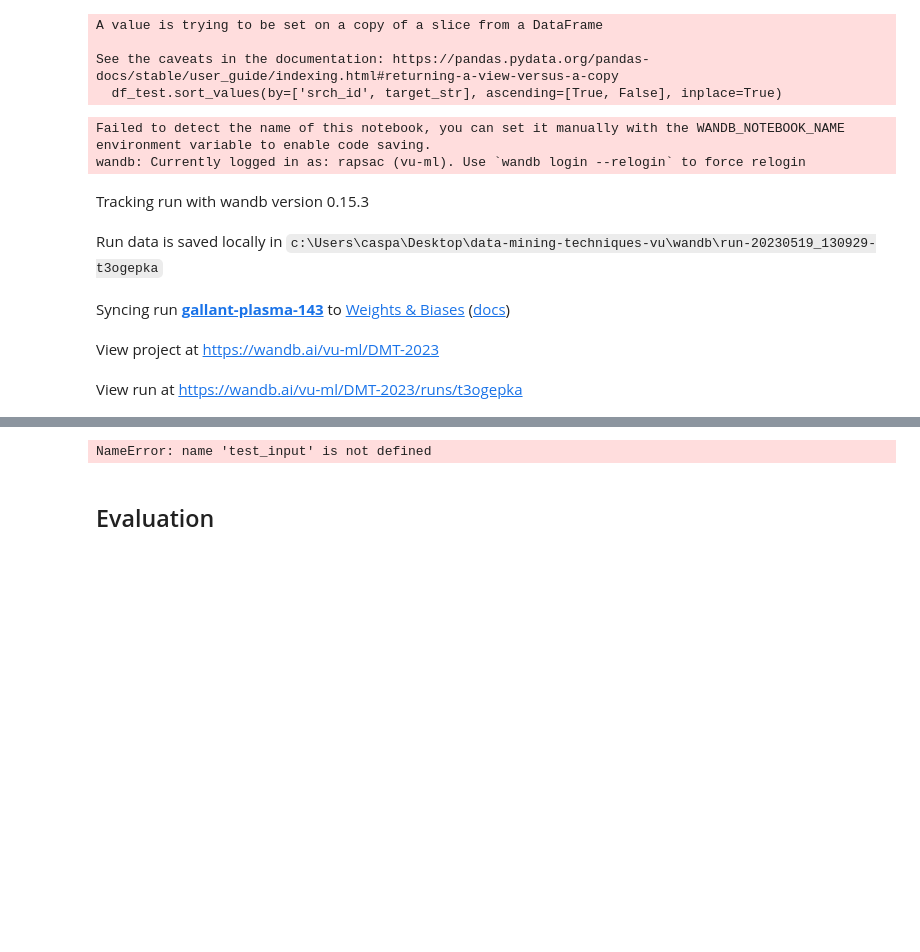
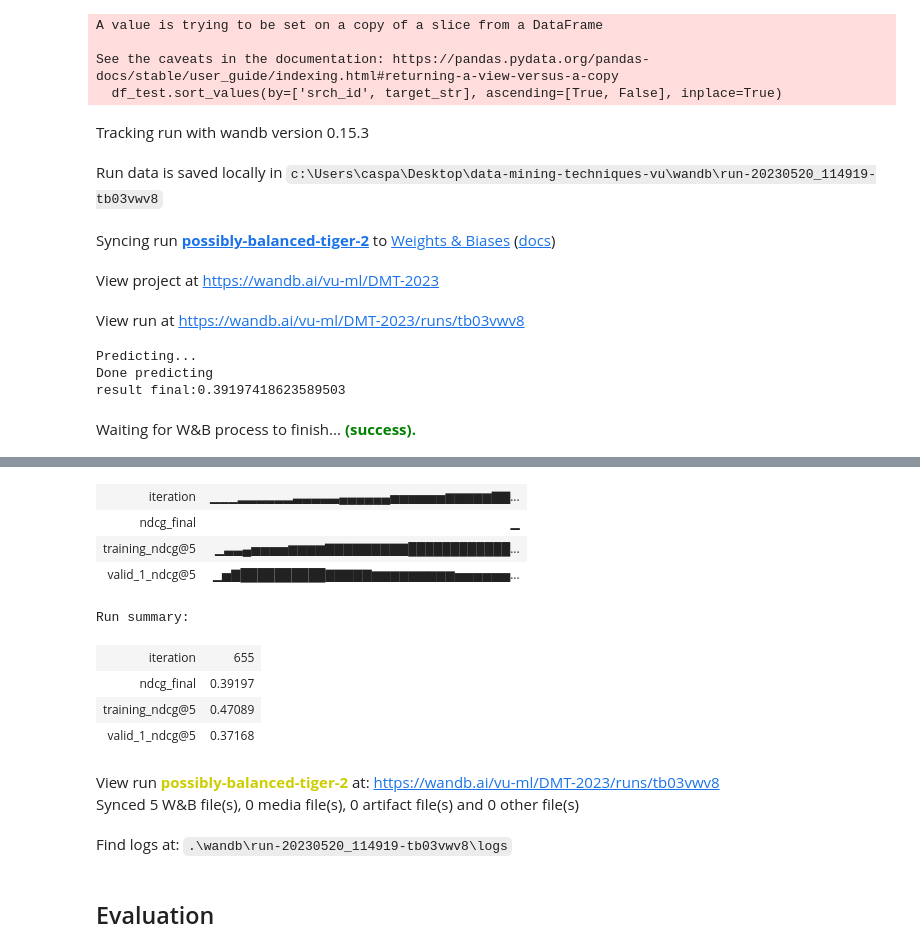
Before and after one commit to rapsac2010/learning-to-rank-expedia-vu, a Jupyter notebook: src/eda_ch.ipynb, the cells around one changed output, grey strips where cells are left out. Saved outputs shown, nothing was run; the diff lists cells and outputs as text; code cells hidden in the pictures; blank space fills up the shorter version.

Commit message:
wandb setup for 20_5_2023

```diff
--- a/src/eda_ch.ipynb
+++ b/src/eda_ch.ipynb
@@ -114,16 +114,24 @@ best_params = {'n_estimators': 656,
                'colsample_bytree': 0.6101457501984081,
                'reg_alpha': 0.1408699896180758,
                'reg_lambda': 0.008193149077132568,
-               'val_size': 0.5363941697030153}
+               'val_size': 0.5363941697030153,
+               'class_weight': 'balanced'}
 lgb_params = best_params.copy()
 val_size = lgb_params.pop('val_size')
 
 X_train, X_val, X_test, y_train, y_val, y_test, test_ideal = train_val_test_split(df, 'target', test_size=.15, val_size=val_size, random_state=7)
+
 _, desire_df_click = construct_desire(X_val)
 _, desire_df_book = construct_desire(X_val, target = 'booking_bool')
+prop_counts = X_val['prop_id'].value_counts()
+prop_counts.name = 'prop_counts'
+srch_dest_counts = X_val['srch_destination_id'].value_counts()
+srch_dest_counts.name = 'srch_dest_counts'
 
-X_train = merge_and_drop(X_train, desire_df_click, desire_df_book)
-X_test = merge_and_drop(X_test, desire_df_click, desire_df_book)
+merge_df_list = [(desire_df_click, 'prop_id'), (desire_df_book, 'prop_id'), (prop_counts, 'prop_id'), (srch_dest_counts, 'srch_destination_id')]
+
+X_train = merge_and_drop(X_train, merge_df_list)
+X_test = merge_and_drop(X_test, merge_df_list)
 # %% [output]
 A value is trying to be set on a copy of a slice from a DataFrame
 
@@ -144,9 +152,9 @@ X_train_lgb = X_train.drop(['srch_id'], axis=1)
 X_val_lgb = X_test.drop(['srch_id'], axis=1)
 
 
-ranker = lgb.LGBMRanker(**best_params)
+ranker = lgb.LGBMRanker(**lgb_params)
 
-wandb.init(project='DMT-2023', config = best_params, notes='Now with dayofweek and isweekend')
+wandb.init(project='DMT-2023', config = best_params, notes='Now with class_weight = balanced', name='possibly-balanced-tiger-2')
 
 
 # Training the model
@@ -176,10 +184,12 @@ wandb.log({'ndcg_final': final_ndcg})
 print(f"result final:{final_ndcg}")
 wandb.finish()
 # %% [output]
-Failed to detect the name of this notebook, you can set it manually with the WANDB_NOTEBOOK_NAME environment variable to enable code saving.
-wandb: Currently logged in as: rapsac (vu-ml). Use `wandb login --relogin` to force relogin
 Tracking run with wandb version 0.15.3
-Run data is saved locally in c:\Users\caspa\Desktop\data-mining-techniques-vu\wandb\run-20230519_130929-t3ogepka
+Run data is saved locally in c:\Users\caspa\Desktop\data-mining-techniques-vu\wandb\run-20230520_114919-tb03vwv8
-Syncing run gallant-plasma-143 to Weights & Biases (docs)
+Syncing run possibly-balanced-tiger-2 to Weights & Biases (docs)
 View project at https://wandb.ai/vu-ml/DMT-2023
-View run at https://wandb.ai/vu-ml/DMT-2023/runs/t3ogepka
+View run at https://wandb.ai/vu-ml/DMT-2023/runs/tb03vwv8
+Predicting...
+Done predicting
+result final:0.39197418623589503
+Waiting for W&B process to finish... (success).
@@ -188,4 +197,15 @@ Predicting...
+| iteration | ▁▁▁▂▂▂▂▂▂▃▃▃▃▃▄▄▄▄▄▄▅▅▅▅▅▅▆▆▆▆▆▇▇... |
+| ndcg_final | ▁ |
+| training_ndcg@5 | ▁▃▃▄▅▅▅▅▆▆▆▆▇▇▇▇▇▇▇▇▇████████████... |
+| valid_1_ndcg@5 | ▁▅▇██████████▇▇▇▇▇▆▆▆▆▆▆▆▆▆▅▅▅▅▅▅... |
-NameError: name 'test_input' is not defined
+Run summary:
+| iteration | 655 |
+| ndcg_final | 0.39197 |
+| training_ndcg@5 | 0.47089 |
+| valid_1_ndcg@5 | 0.37168 |
+View run possibly-balanced-tiger-2 at: https://wandb.ai/vu-ml/DMT-2023/runs/tb03vwv8
+Synced 5 W&B file(s), 0 media file(s), 0 artifact file(s) and 0 other file(s)
+Find logs at: .\wandb\run-20230520_114919-tb03vwv8\logs
 # %% [markdown]
 ## Evaluation
 # %%
```
Also changed, not shown: parts of 1 cell of this notebook, 3 other files.
